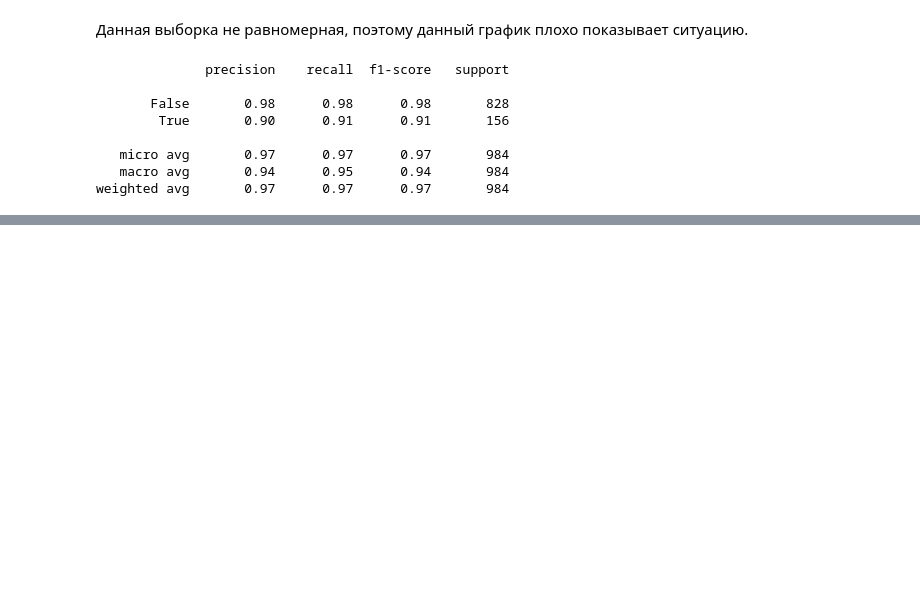
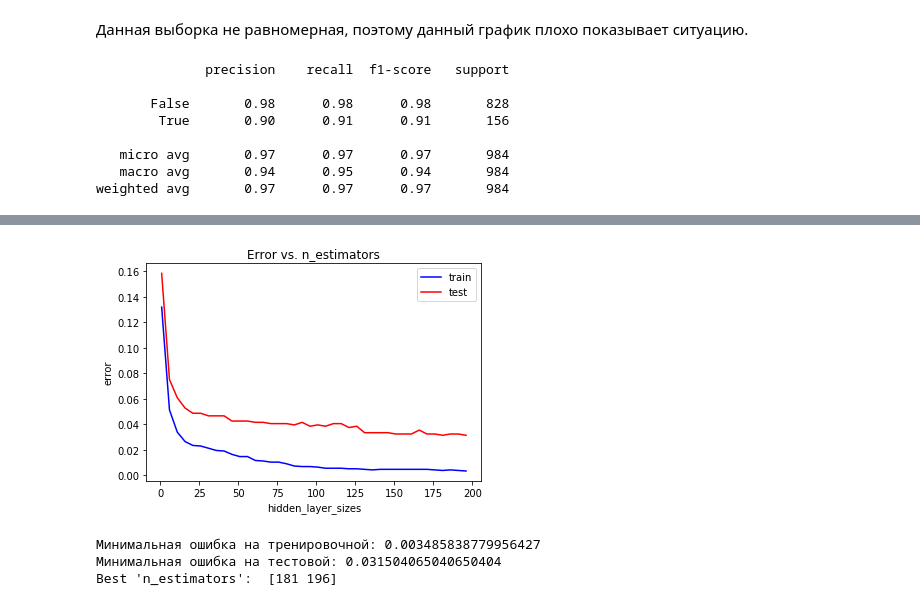
Before and after one commit to Katerina100/MachineLearn, a Jupyter notebook: lab1/DataMining 1.ipynb, the cells around one changed output, grey strips where cells are left out. Saved outputs shown, nothing was run; the diff lists cells and outputs as text; code cells hidden in the pictures; blank space fills up the shorter version.

```diff
--- a/lab1/DataMining 1.ipynb
+++ b/lab1/DataMining 1.ipynb
@@ -740,0 +887,30 @@ weighted avg       0.97      0.97      0.97       984
+# %%
+test_err = []
+train_err = []
+for r in range_:
+    mlp_model = ensemble.GradientBoostingClassifier(n_estimators = r)
+    mlp_model.fit(X_train, y_train)
+
+    y_train_pred = mlp_model.predict(X_train)
+    y_test_pred = mlp_model.predict(X_test)
+    train_err.append(np.mean(y_train != y_train_pred))
+    test_err.append(np.mean(y_test != y_test_pred))
+# %%
+plt.plot(range_, train_err, 'b', label = 'train')
+plt.plot(range_, test_err, 'r', label = 'test')
+plt.title('Error vs. n_estimators')
+plt.xlabel('hidden_layer_sizes')
+plt.ylabel('error')
+plt.legend()
+pass
+# %% [output]
+[figure, added]
+# %%
+print("Минимальная ошибка на тренировочной:", np.min(train_err))
+print("Минимальная ошибка на тестовой:", np.min(test_err))
+r = range_[test_err == np.min(test_err)]
+print("Best 'n_estimators': ", r)
+# %% [output]
+Минимальная ошибка на тренировочной: 0.003485838779956427
+Минимальная ошибка на тестовой: 0.031504065040650404
+Best 'n_estimators':  [181 196]
```
Also changed, not shown: parts of 24 cells of this notebook.
